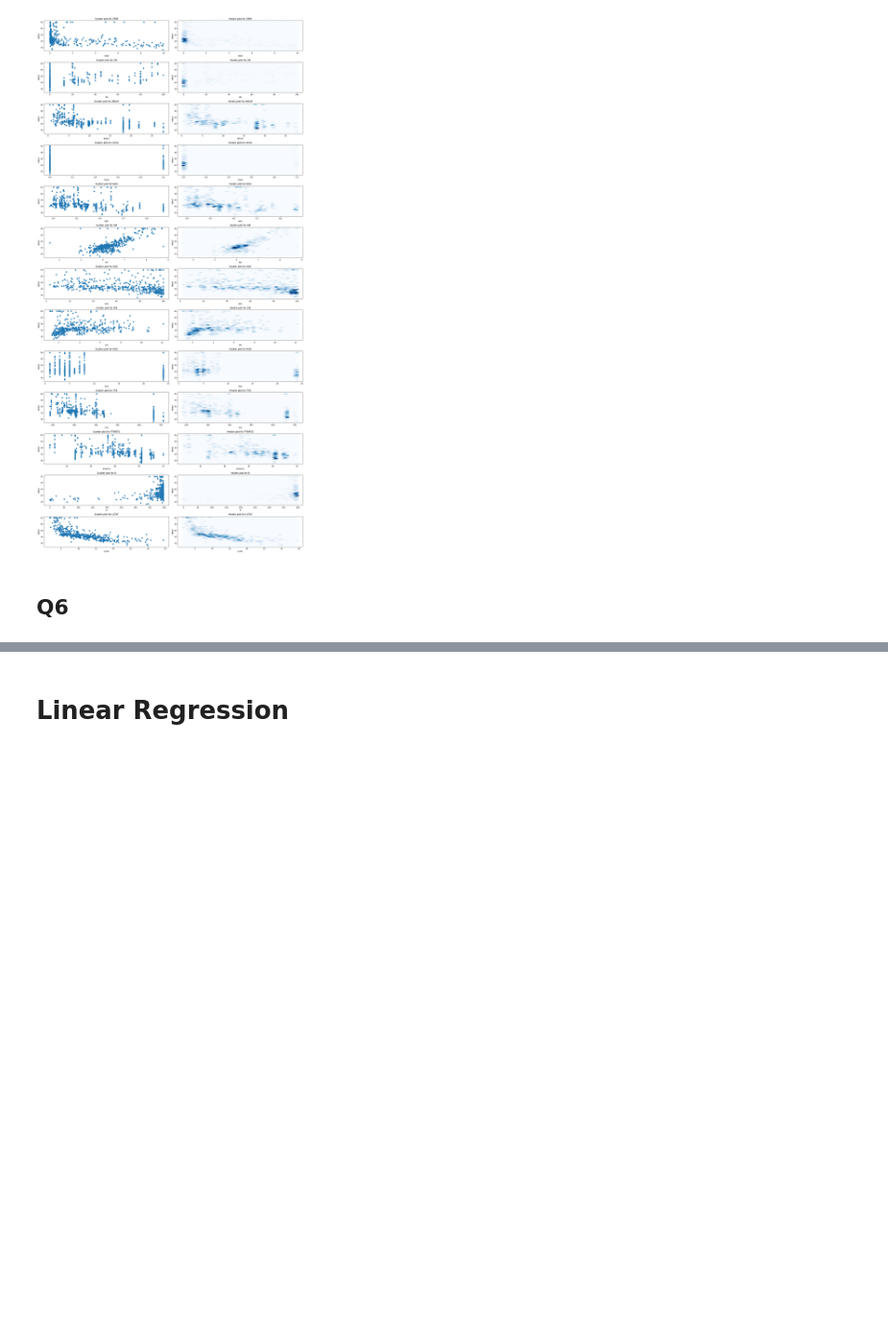
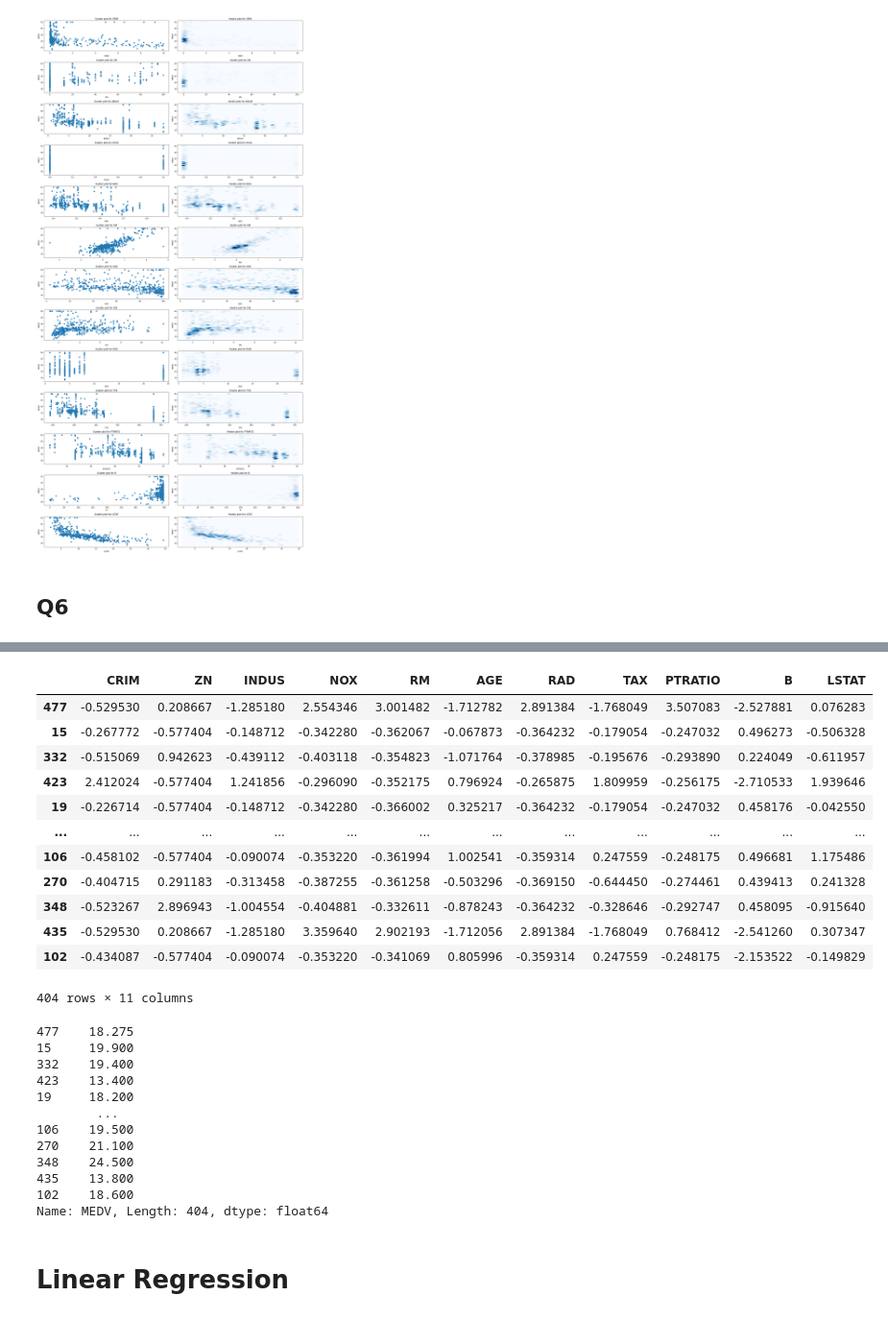
Before and after one commit to AryanBastani/AI-Course-Projects, a Jupyter notebook: Machine Learning/AI-CA4.ipynb, the cells around one changed output, grey strips where cells are left out. Shown at 96% size. Cells and saved outputs as stored; diff of their text form; code cells hidden in the pictures; blank space fills up the shorter version.

```diff
--- a/Machine Learning/AI-CA4.ipynb
+++ b/Machine Learning/AI-CA4.ipynb
@@ -190,3 +431,37 @@ plt.show()
+# %%
+from sklearn.model_selection import train_test_split
+
+features = linearData.drop("MEDV", axis = "columns")
+X_train, X_test, y_train, y_test = train_test_split(features, linearData["MEDV"], test_size=0.2, random_state=42)
+# %%
+display(X_train)
+display(y_train)
+# %% [output]
+|  | CRIM | ZN | INDUS | NOX | RM | AGE | RAD | TAX | PTRATIO | B | LSTAT |
+| 477 | -0.529530 | 0.208667 | -1.285180 | 2.554346 | 3.001482 | -1.712782 | 2.891384 | -1.768049 | 3.507083 | -2.527881 | 0.076283 |
+| 15 | -0.267772 | -0.577404 | -0.148712 | -0.342280 | -0.362067 | -0.067873 | -0.364232 | -0.179054 | -0.247032 | 0.496273 | -0.506328 |
+| 332 | -0.515069 | 0.942623 | -0.439112 | -0.403118 | -0.354823 | -1.071764 | -0.378985 | -0.195676 | -0.293890 | 0.224049 | -0.611957 |
+| 423 | 2.412024 | -0.577404 | 1.241856 | -0.296090 | -0.352175 | 0.796924 | -0.265875 | 1.809959 | -0.256175 | -2.710533 | 1.939646 |
+| 19 | -0.226714 | -0.577404 | -0.148712 | -0.342280 | -0.366002 | 0.325217 | -0.364232 | -0.179054 | -0.247032 | 0.458176 | -0.042550 |
+| ... | ... | ... | ... | ... | ... | ... | ... | ... | ... | ... | ... |
+| 106 | -0.458102 | -0.577404 | -0.090074 | -0.353220 | -0.361994 | 1.002541 | -0.359314 | 0.247559 | -0.248175 | 0.496681 | 1.175486 |
+| 270 | -0.404715 | 0.291183 | -0.313458 | -0.387255 | -0.361258 | -0.503296 | -0.369150 | -0.644450 | -0.274461 | 0.439413 | 0.241328 |
+| 348 | -0.523267 | 2.896943 | -1.004554 | -0.404881 | -0.332611 | -0.878243 | -0.364232 | -0.328646 | -0.292747 | 0.458095 | -0.915640 |
+| 435 | -0.529530 | 0.208667 | -1.285180 | 3.359640 | 2.902193 | -1.712056 | 2.891384 | -1.768049 | 0.768412 | -2.541260 | 0.307347 |
+| 102 | -0.434087 | -0.577404 | -0.090074 | -0.353220 | -0.341069 | 0.805996 | -0.359314 | 0.247559 | -0.248175 | -2.153522 | -0.149829 |
+404 rows × 11 columns
+477    18.275
+15     19.900
+332    19.400
+423    13.400
+19     18.200
+        ...
+106    19.500
+270    21.100
+348    24.500
+435    13.800
+102    18.600
+Name: MEDV, Length: 404, dtype: float64
 # %% [markdown]
 # Linear Regression
 # %% [markdown]
```
Also changed, not shown: parts of 20 cells of this notebook.
